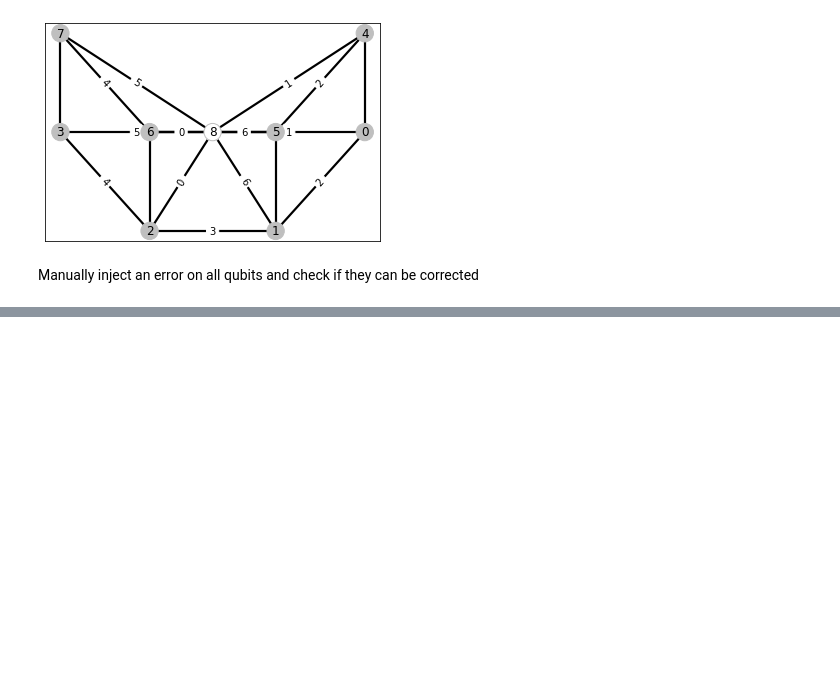
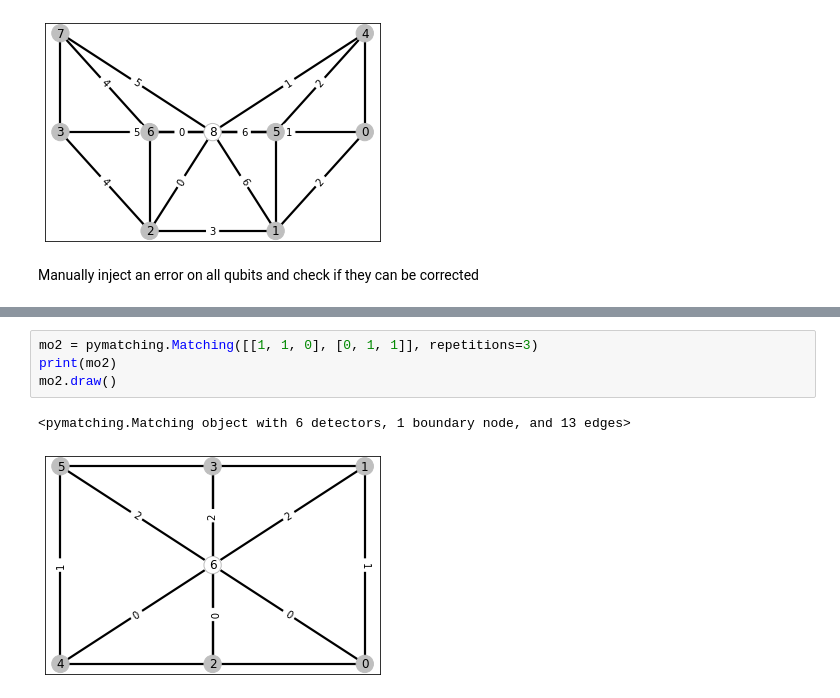
Before and after one commit to liorella/research, a Jupyter notebook: gatelevel/gatelevel_qiskit/examples/stim_tutorial.ipynb, the cells around one changed output, grey strips where cells are left out. Saved outputs shown, nothing was run; the diff lists cells and outputs as text; blank space fills up the shorter version.

```diff
--- a/gatelevel/gatelevel_qiskit/examples/stim_tutorial.ipynb
+++ b/gatelevel/gatelevel_qiskit/examples/stim_tutorial.ipynb
@@ -189,0 +553,7 @@ corrected logical state = 0
+# %%
+mo2 = pymatching.Matching([[1, 1, 0], [0, 1, 1]], repetitions=3)
+print(mo2)
+mo2.draw()
+# %% [output]
+<pymatching.Matching object with 6 detectors, 1 boundary node, and 13 edges>
+[figure, added]
```
Also changed, not shown: parts of 27 cells of this notebook.
